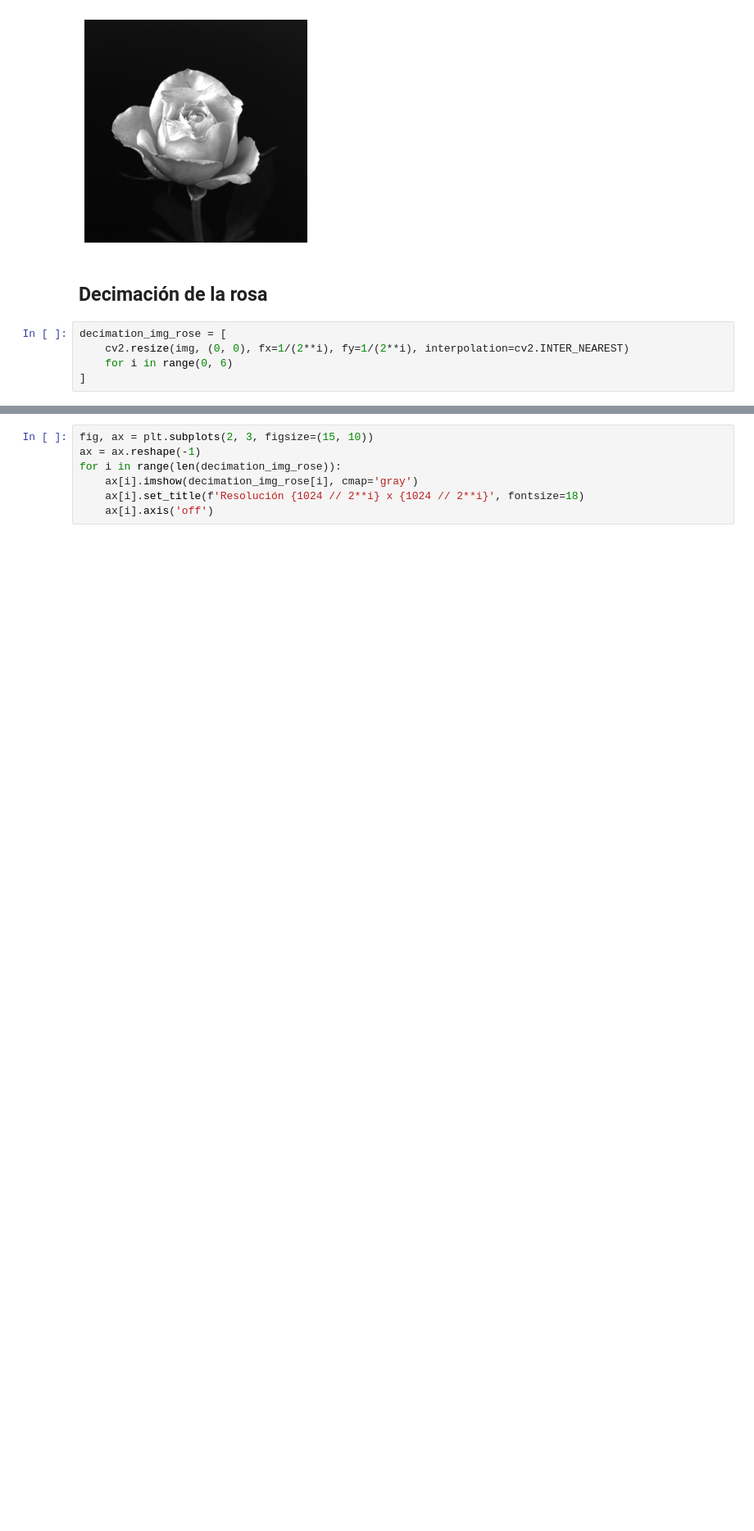
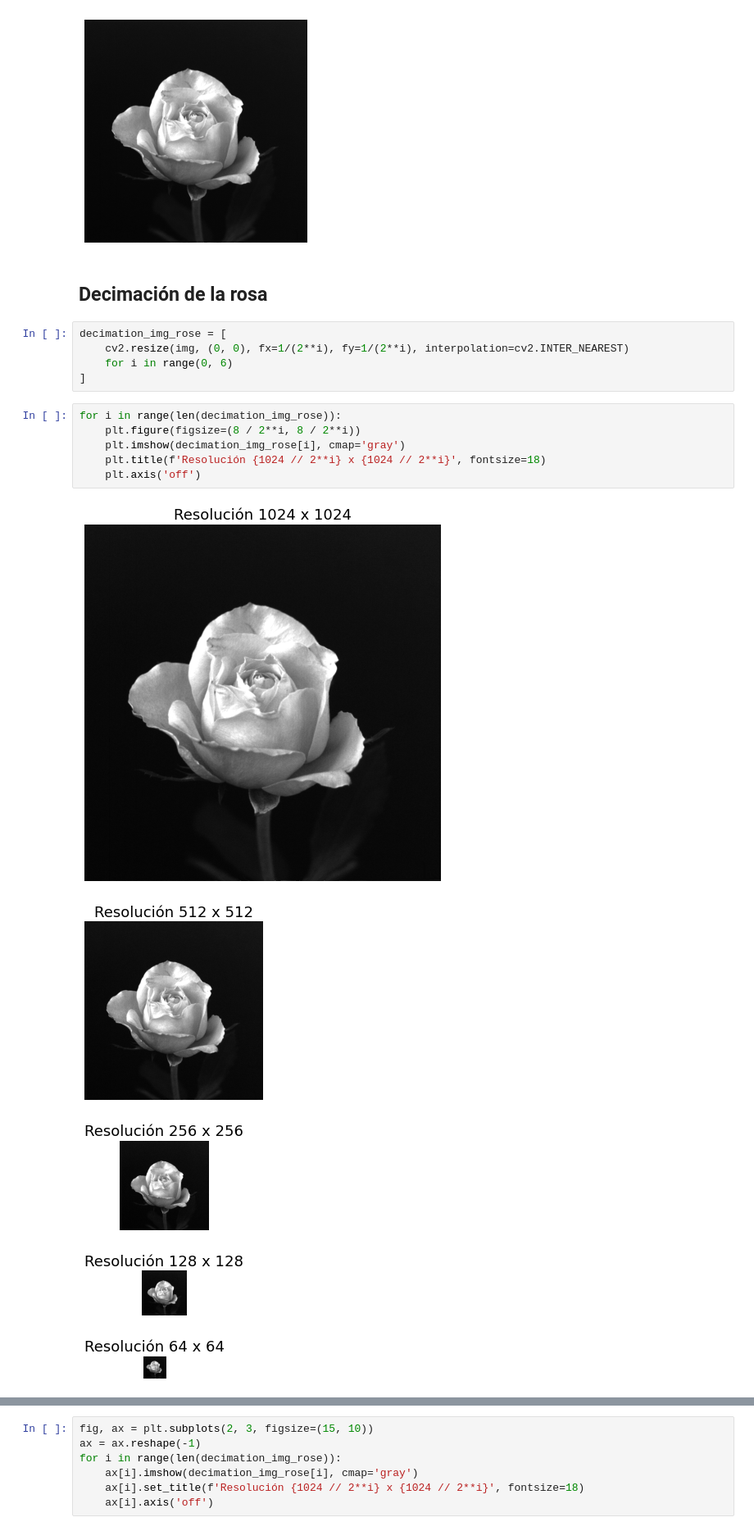
Before and after one commit to asp-image-dsp/image-processing-tp02, a Jupyter notebook: notebooks/exercise_01.ipynb, the cells around one changed output, grey strips where cells are left out. Shown at 82% size. Saved outputs shown, nothing was run; the diff lists cells and outputs as text; blank space fills up the shorter version.

Commit message:
Add rose in different sizes

```diff
--- a/notebooks/exercise_01.ipynb
+++ b/notebooks/exercise_01.ipynb
@@ -26,3 +26,15 @@ decimation_img_rose = [
     cv2.resize(img, (0, 0), fx=1/(2**i), fy=1/(2**i), interpolation=cv2.INTER_NEAREST)
     for i in range(0, 6)
 ]
+# %%
+for i in range(len(decimation_img_rose)):
+    plt.figure(figsize=(8 / 2**i, 8 / 2**i))
+    plt.imshow(decimation_img_rose[i], cmap='gray')
+    plt.title(f'Resolución {1024 // 2**i} x {1024 // 2**i}', fontsize=18)
+    plt.axis('off')
+# %% [output]
+[figure, added]
+[figure, added]
+[figure, added]
+[figure, added]
+[figure, added]
```
Also changed, not shown: parts of 3 cells of this notebook.
